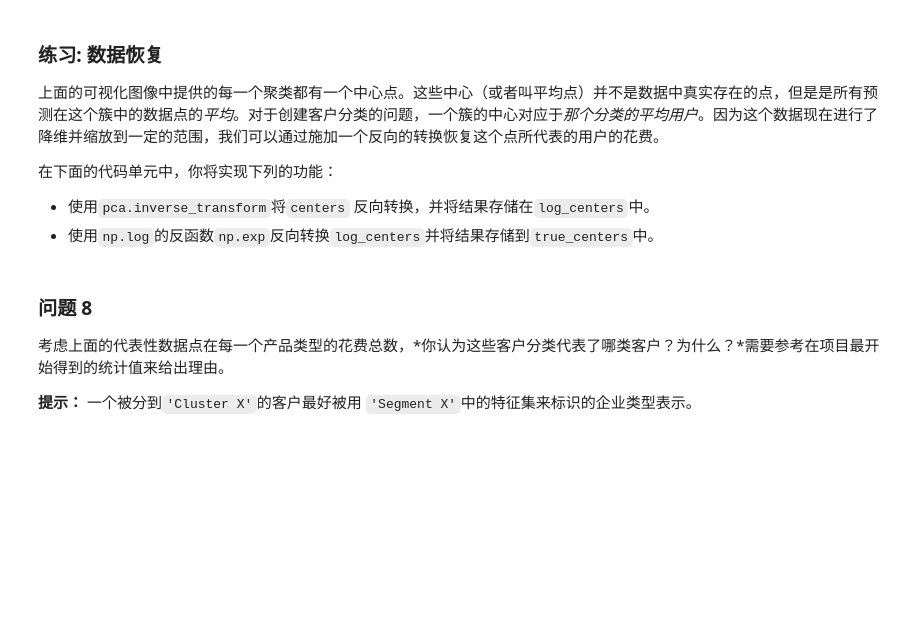
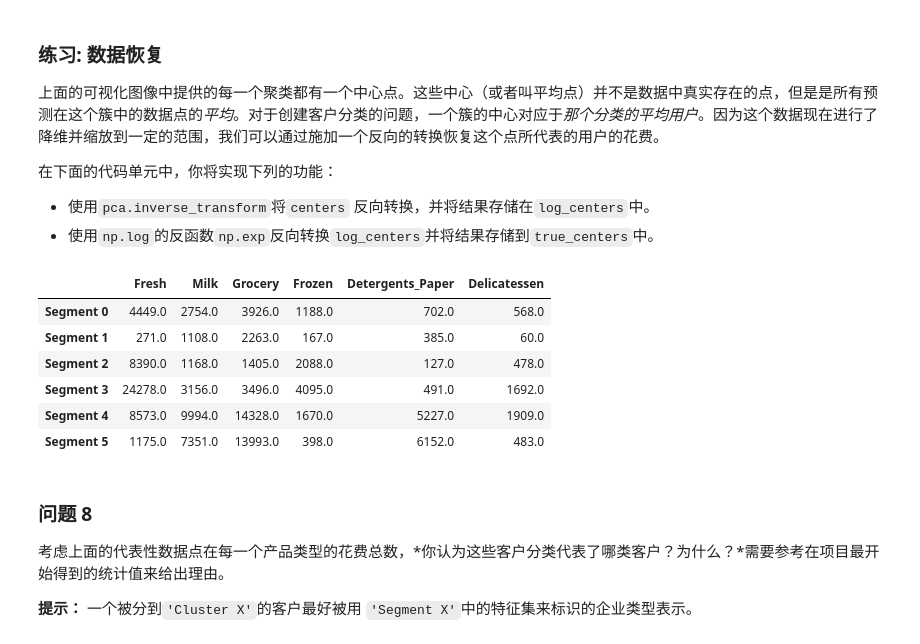
Before and after one commit to meizeidexzh/machinelearning-1, a Jupyter notebook: creating_customer_segments/customer_segments.ipynb, the cells around one changed output. Cells and saved outputs as stored; diff of their text form; code cells hidden in the pictures; blank space fills up the shorter version.

```diff
--- a/creating_customer_segments/customer_segments.ipynb
+++ b/creating_customer_segments/customer_segments.ipynb
@@ -451,16 +454,24 @@ vs.cluster_results(reduced_data, preds, centers, pca_samples)
  - 使用`np.log`的反函数`np.exp`反向转换`log_centers`并将结果存储到`true_centers`中。
 # %%
 # TODO：反向转换中心点
-log_centers = None
+log_centers = pca.inverse_transform(centers)
 
 # TODO：对中心点做指数转换
-true_centers = None
+true_centers = np.exp(log_centers)
 
 # 显示真实的中心点
 segments = ['Segment {}'.format(i) for i in range(0,len(centers))]
 true_centers = pd.DataFrame(np.round(true_centers), columns = data.keys())
 true_centers.index = segments
 display(true_centers)
+# %% [output]
+|  | Fresh | Milk | Grocery | Frozen | Detergents_Paper | Delicatessen |
+| Segment 0 | 4449.0 | 2754.0 | 3926.0 | 1188.0 | 702.0 | 568.0 |
+| Segment 1 | 271.0 | 1108.0 | 2263.0 | 167.0 | 385.0 | 60.0 |
+| Segment 2 | 8390.0 | 1168.0 | 1405.0 | 2088.0 | 127.0 | 478.0 |
+| Segment 3 | 24278.0 | 3156.0 | 3496.0 | 4095.0 | 491.0 | 1692.0 |
+| Segment 4 | 8573.0 | 9994.0 | 14328.0 | 1670.0 | 5227.0 | 1909.0 |
+| Segment 5 | 1175.0 | 7351.0 | 13993.0 | 398.0 | 6152.0 | 483.0 |
 # %% [markdown]
 ### 问题 8
 考虑上面的代表性数据点在每一个产品类型的花费总数，*你认为这些客户分类代表了哪类客户？为什么？*需要参考在项目最开始得到的统计值来给出理由。
```
Also changed, not shown: parts of 4 cells of this notebook.
